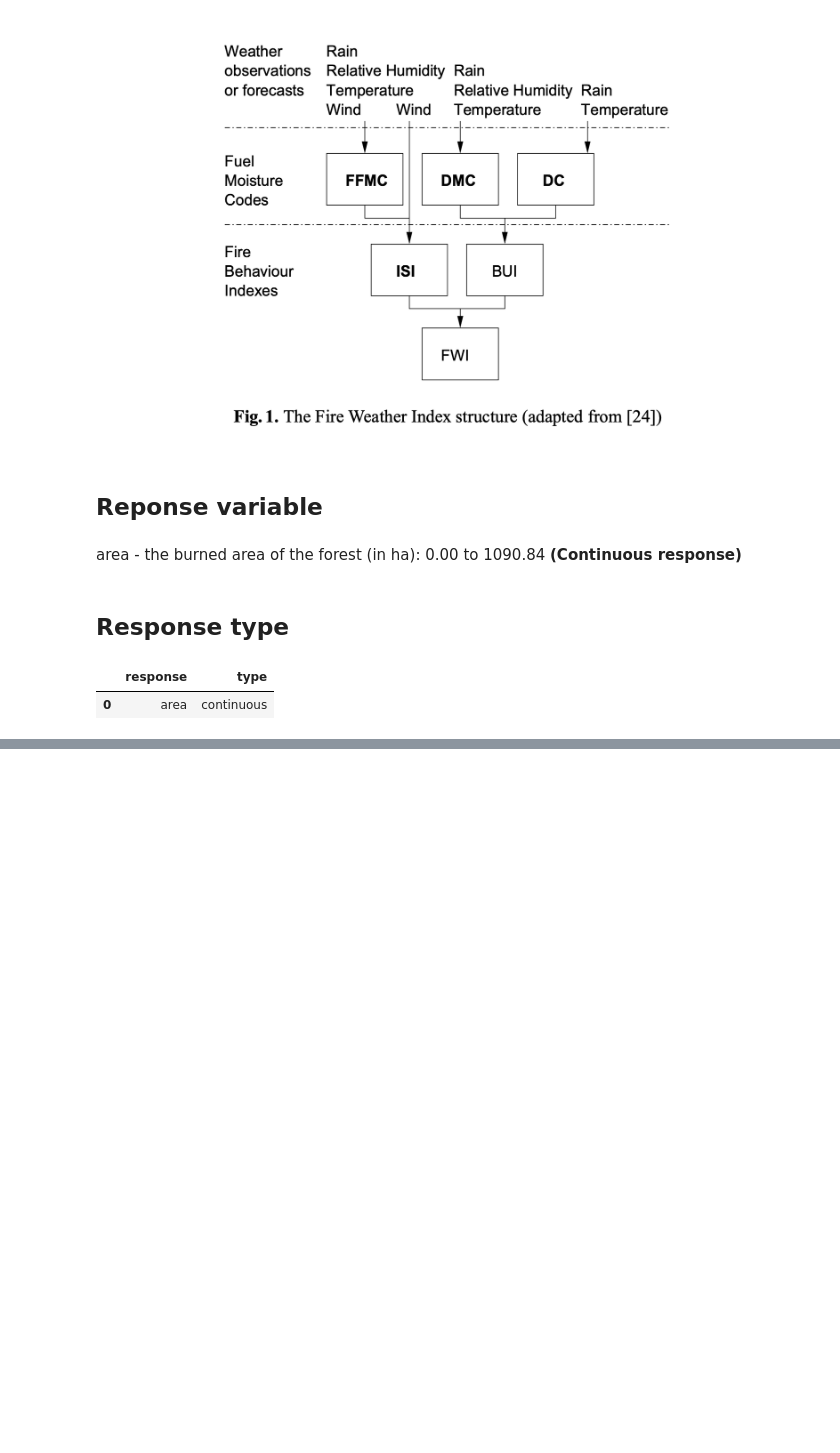
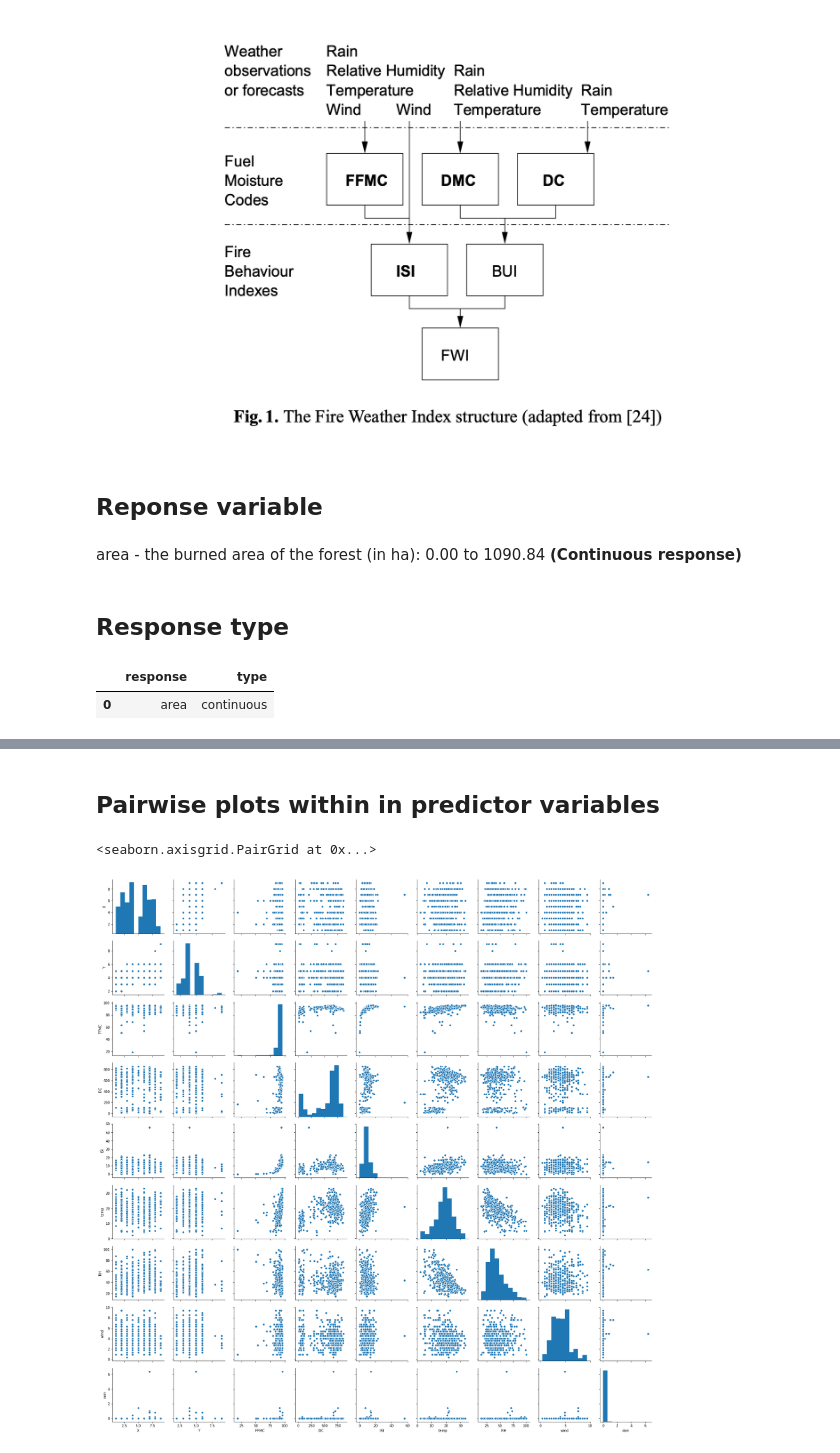
Before and after one commit to nithish08/forestfires, a Jupyter notebook: src/NB_Exploration.ipynb, the cells around one changed output, grey strips where cells are left out. Cells and saved outputs as stored; diff of their text form; code cells hidden in the pictures; blank space fills up the shorter version.

```diff
--- a/src/NB_Exploration.ipynb
+++ b/src/NB_Exploration.ipynb
@@ -104,0 +141,7 @@ pd.DataFrame([[df.columns[-1],'continuous']],columns = ['response','type'])
+# %% [markdown]
+## Pairwise plots within in predictor variables
+# %%
+sns.pairplot(df[['X', 'Y', 'month', 'day', 'FFMC','DC','ISI', 'temp', 'RH','wind', 'rain']])
+# %% [output]
+<seaborn.axisgrid.PairGrid at 0x...>
+[figure, added]
```
Also changed, not shown: parts of 16 cells of this notebook.
